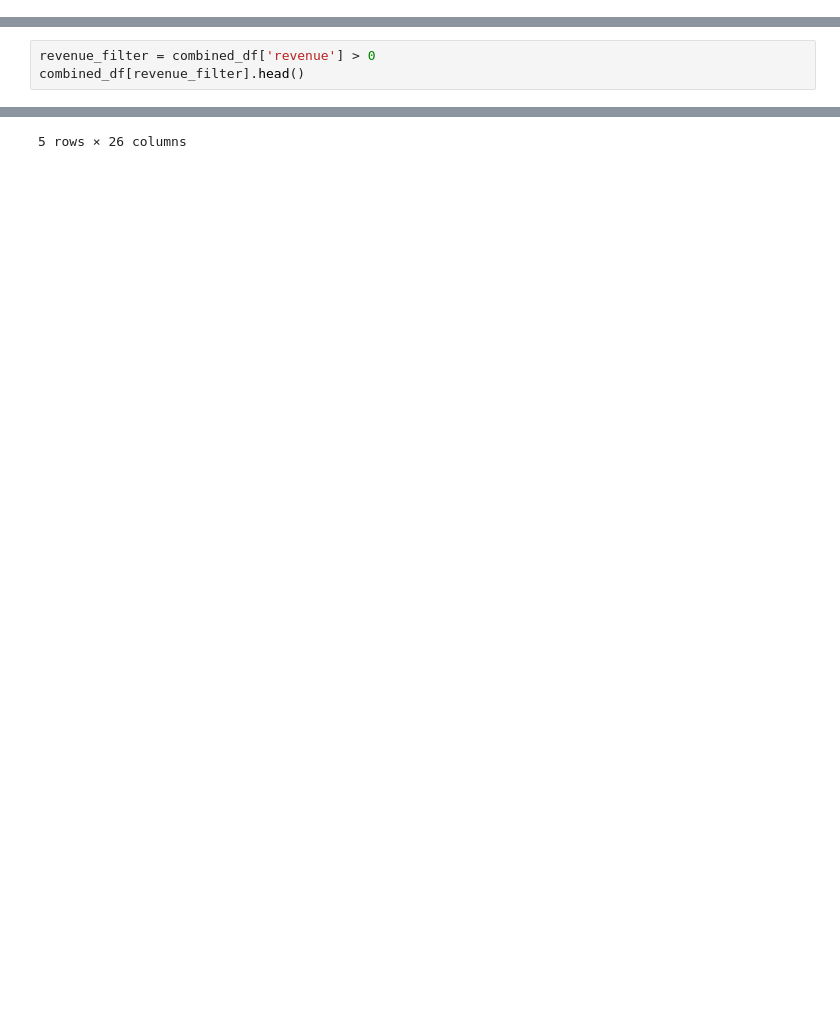
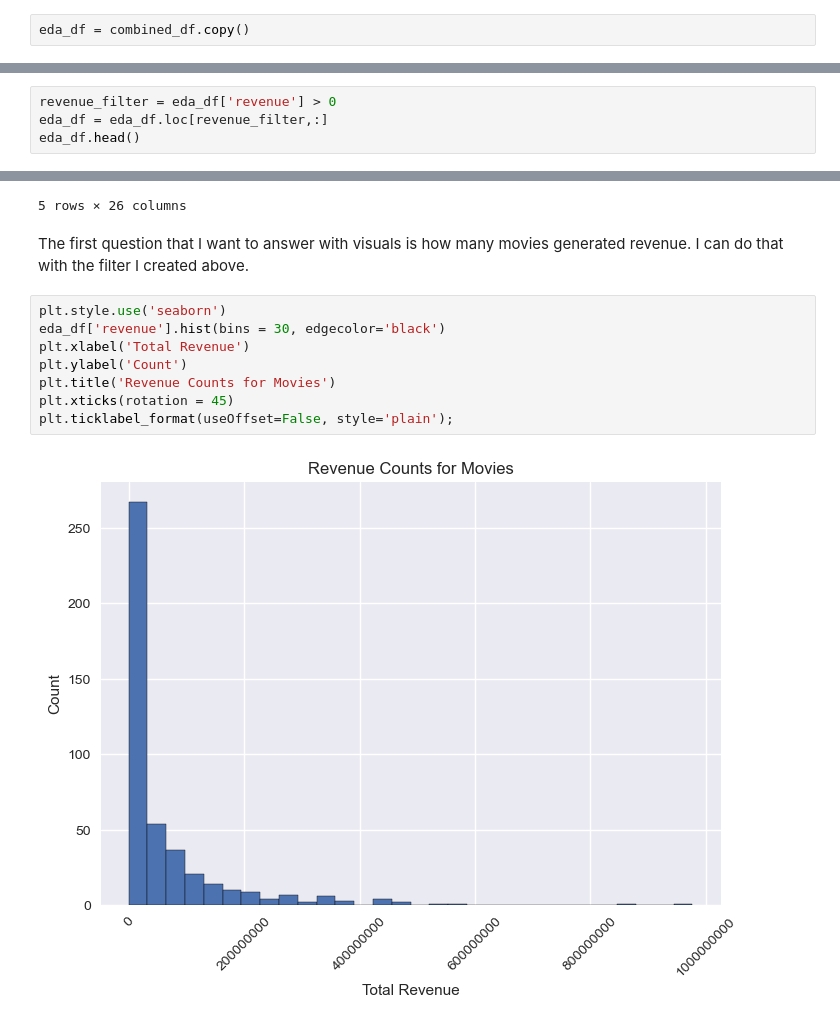
Before and after one commit to joshlensing/Project-3--IMDB, a Jupyter notebook: IMDB Project Part 2 (EDA).ipynb, the cells around one changed output, grey strips where cells are left out. Cells and saved outputs as stored; diff of their text form; blank space fills up the shorter version.

```diff
--- a/IMDB Project Part 2 (EDA).ipynb
+++ b/IMDB Project Part 2 (EDA).ipynb
@@ -51,3 +54,5 @@ combined_df
+# %%
+eda_df = combined_df.copy()
 # %% [markdown]
 ## EDA
 # %% [markdown]
@@ -55,8 +60,9 @@ combined_df
 
 I want to know what movies generated revenue greater than zero or had any budget at all. To do this I will filter the combined_df for movies that were greater than zero in both features.
 # %%
-revenue_filter = combined_df['revenue'] > 0
-combined_df[revenue_filter].head()
+revenue_filter = eda_df['revenue'] > 0
+eda_df = eda_df.loc[revenue_filter,:]
+eda_df.head()
 # %% [output]
 |  | imdb_id | adult | backdrop_path | belongs_to_collection | budget | genres | homepage | id | ... |
 | 4 | tt0118694 | 0.0 | /n4GJFGzsc7NinI1VeGDXIcQjtU2.jpg | NaN | 150000.0 | [{'id': 18, 'name': 'Drama'}, {'i... | NaN | 843.0 | ... |
@@ -65,3 +71,15 @@ combined_df[revenue_filter].head()
 | 13 | tt0120630 | 0.0 | /t7aJ7hqsMLEoqBJk7yAXxcAVvcz.jpg | {'id': 718551, 'name': 'Chicken R... | 45000000.0 | [{'id': 16, 'name': 'Animation'},... | NaN | 7443.0 | ... |
 | 16 | tt0120753 | 0.0 | /3vUkQpnwbsFEQlMh9EORpvKJfpo.jpg | NaN | 8000000.0 | [{'id': 18, 'name': 'Drama'}, {'i... | NaN | 318.0 | ... |
 5 rows × 26 columns
+# %% [markdown]
+The first question that I want to answer with visuals is how many movies generated revenue. I can do that with the filter I created above.
+# %%
+plt.style.use('seaborn')
+eda_df['revenue'].hist(bins = 30, edgecolor='black')
+plt.xlabel('Total Revenue')
+plt.ylabel('Count')
+plt.title('Revenue Counts for Movies')
+plt.xticks(rotation = 45)
+plt.ticklabel_format(useOffset=False, style='plain');
+# %% [output]
+[figure, added]
```
Also changed, not shown: parts of 18 cells of this notebook, 1 other file.
